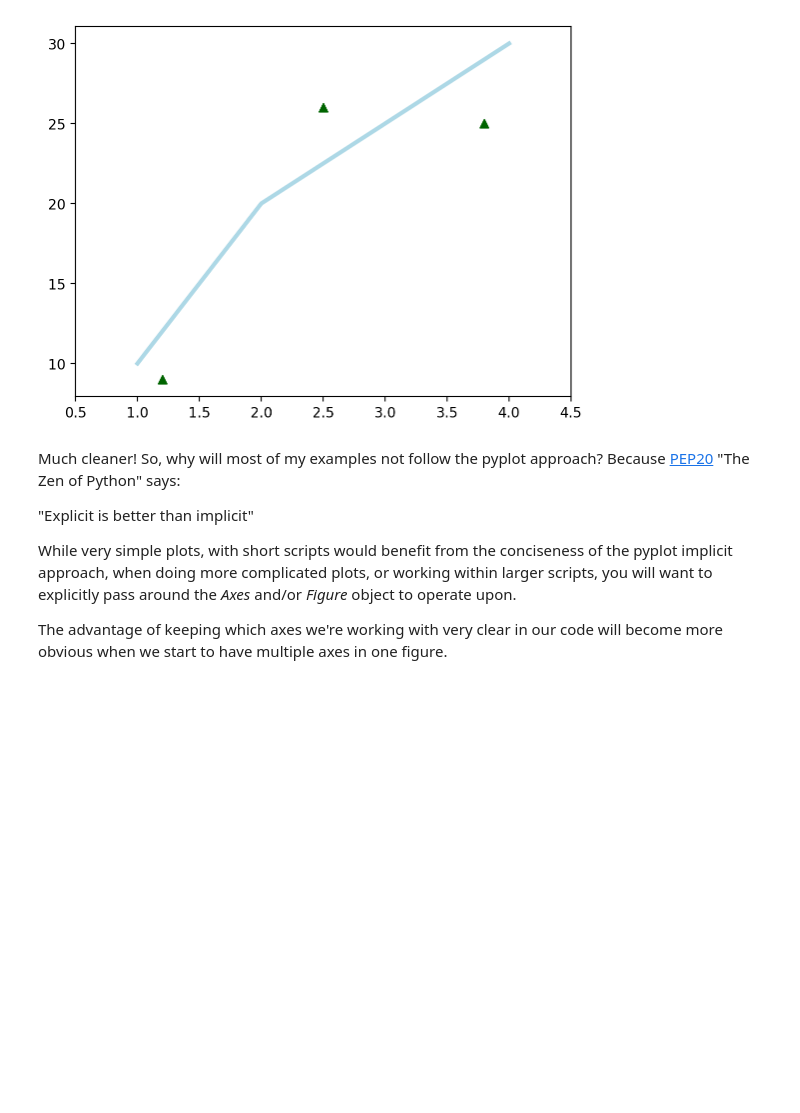
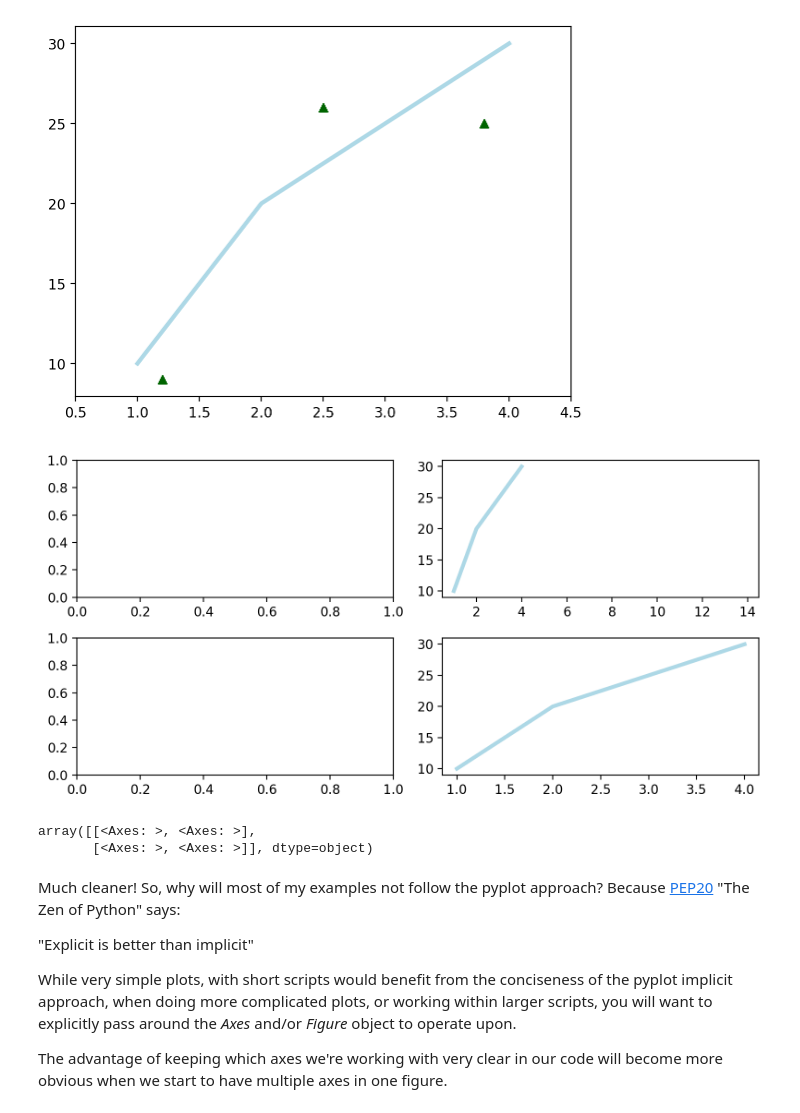
Before and after one commit to rschifan/avrc-2425, a Jupyter notebook: dataviz/tutorials/01-matplotlib/01-figures_subplots.ipynb, the cells around one changed output. Saved outputs shown, nothing was run; the diff lists cells and outputs as text; code cells hidden in the pictures; blank space fills up the shorter version.

```diff
--- a/dataviz/tutorials/01-matplotlib/01-figures_subplots.ipynb
+++ b/dataviz/tutorials/01-matplotlib/01-figures_subplots.ipynb
@@ -282,6 +282,21 @@ plt.xlim(0.5, 4.5)
 # %% [output]
 (0.5, 4.5)
 [figure]
+# %%
+fig, axes = plt.subplots(figsize=(8, 4), dpi=100, ncols=2, nrows=2)
+
+axes[1, 1].plot([1, 2, 3, 4], [10, 20, 25, 30], color='lightblue', linewidth=3)
+axes[0, 1].plot([1, 2, 3, 4], [10, 20, 25, 30], color='lightblue', linewidth=3)
+axes[0, 1].set_xlim(0.5, 14.5)
+
+fig.tight_layout()
+# %% [output]
+[figure, added]
+# %%
+axes
+# %% [output]
+array([[<Axes: >, <Axes: >],
+       [<Axes: >, <Axes: >]], dtype=object)
 # %% [markdown]
 Much cleaner! So, why will most of my examples not follow the pyplot approach? Because [PEP20](http://www.python.org/dev/peps/pep-0020/) "The Zen of Python" says:
 
```
Also changed, not shown: 3 other files.
